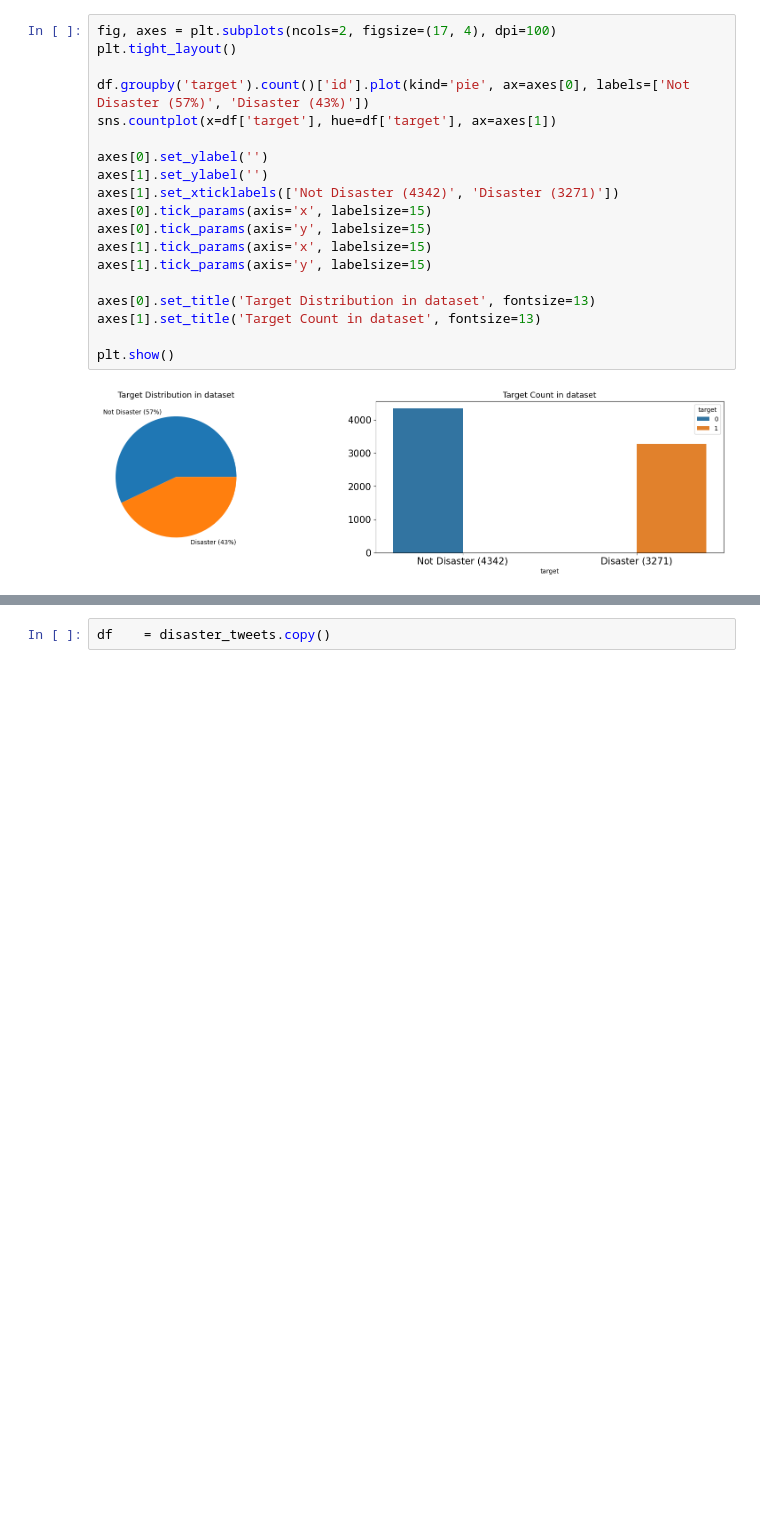
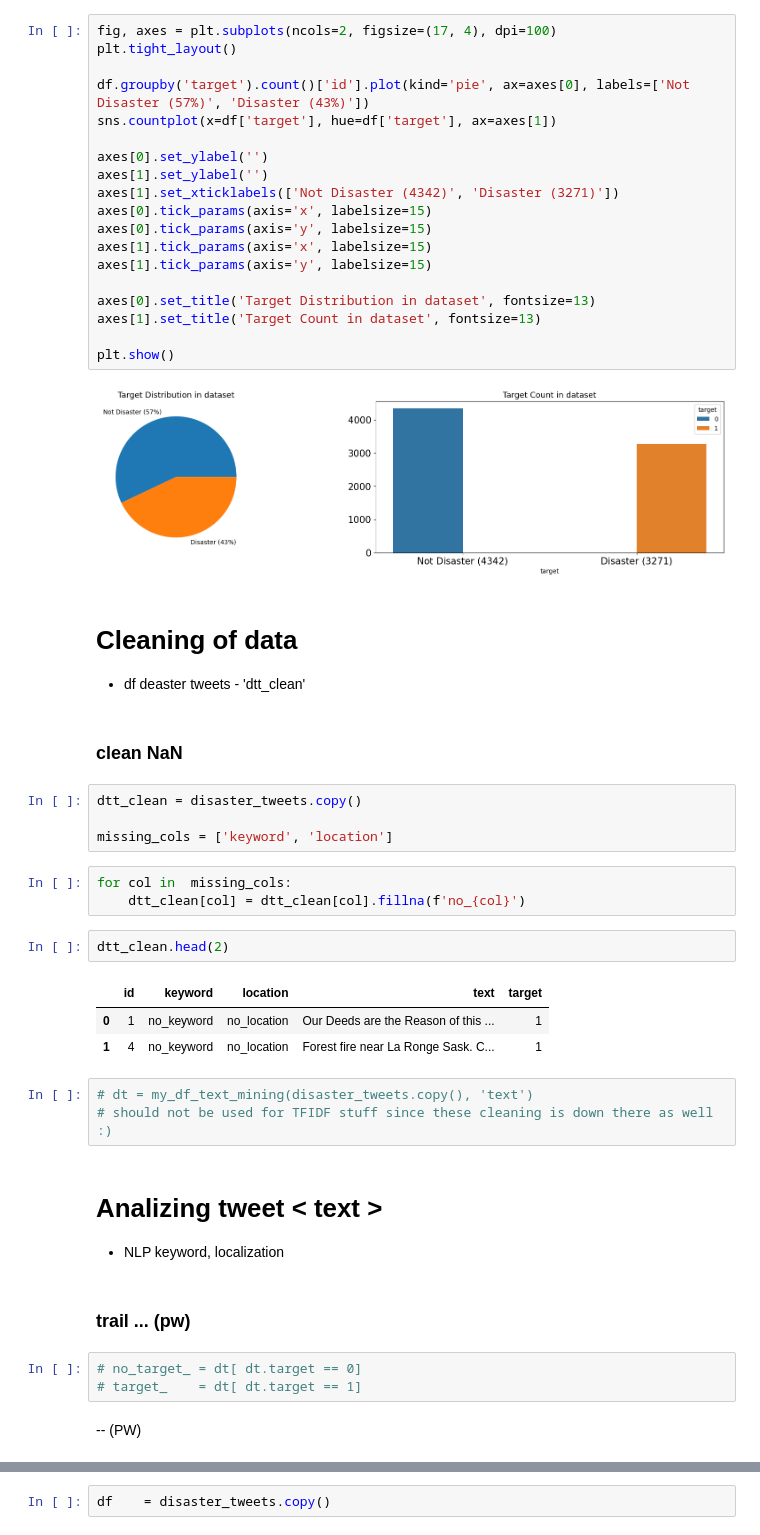
Before and after one commit to TTD-JPO/TDD-project, a Jupyter notebook: Main_TweetDisasterDetection.ipynb, the cells around one changed output, grey strips where cells are left out. Cells and saved outputs as stored; diff of their text form; blank space fills up the shorter version.

```diff
--- a/Main_TweetDisasterDetection.ipynb
+++ b/Main_TweetDisasterDetection.ipynb
@@ -298,4 +133,35 @@ axes[1].set_title('Target Count in dataset', fontsize=13)
 plt.show()
 # %% [output]
 [figure]
+# %% [markdown]
+# Cleaning of data
+- df deaster tweets - 'dtt_clean'
+# %% [markdown]
+### clean NaN
+# %%
+dtt_clean = disaster_tweets.copy()
+
+missing_cols = ['keyword', 'location']
+# %%
+for col in  missing_cols:
+    dtt_clean[col] = dtt_clean[col].fillna(f'no_{col}')
+# %%
+dtt_clean.head(2)
+# %% [output]
+|  | id | keyword | location | text | target |
+| 0 | 1 | no_keyword | no_location | Our Deeds are the Reason of this ... | 1 |
+| 1 | 4 | no_keyword | no_location | Forest fire near La Ronge Sask. C... | 1 |
+# %%
+# dt = my_df_text_mining(disaster_tweets.copy(), 'text')
+# should not be used for TFIDF stuff since these cleaning is down there as well :)
+# %% [markdown]
+# Analizing tweet < text >
+- NLP keyword, localization
+# %% [markdown]
+### trail ... (pw)
+# %%
+# no_target_ = dt[ dt.target == 0]
+# target_    = dt[ dt.target == 1]
+# %% [markdown]
+-- (PW)
 # %% [markdown]
```
Also changed, not shown: parts of 42 cells of this notebook.
